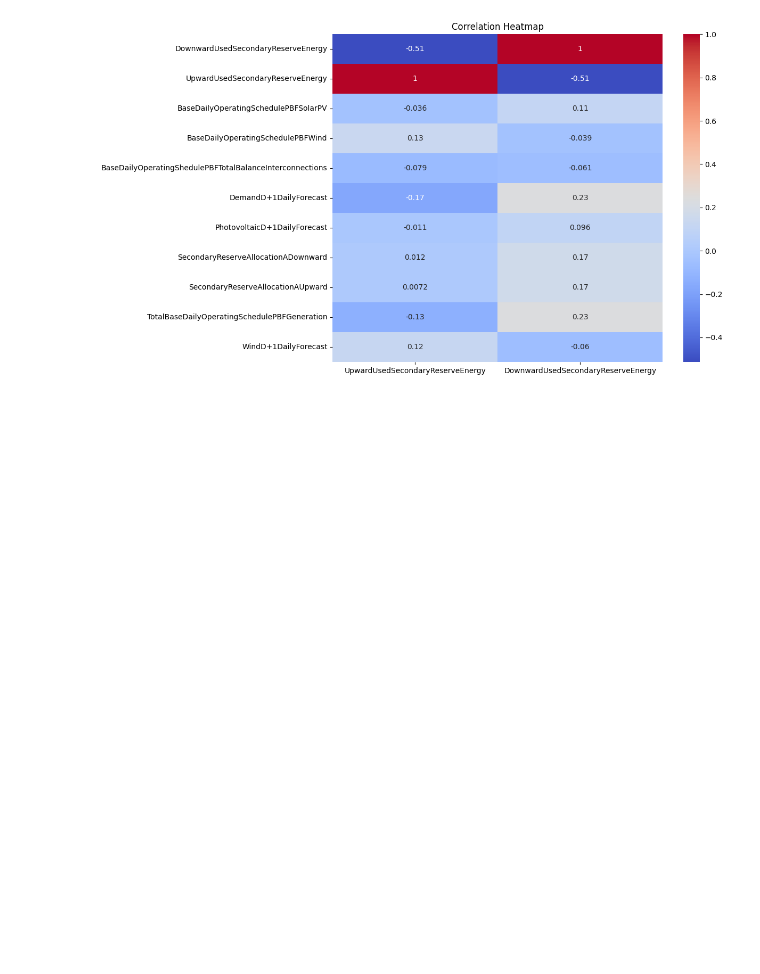
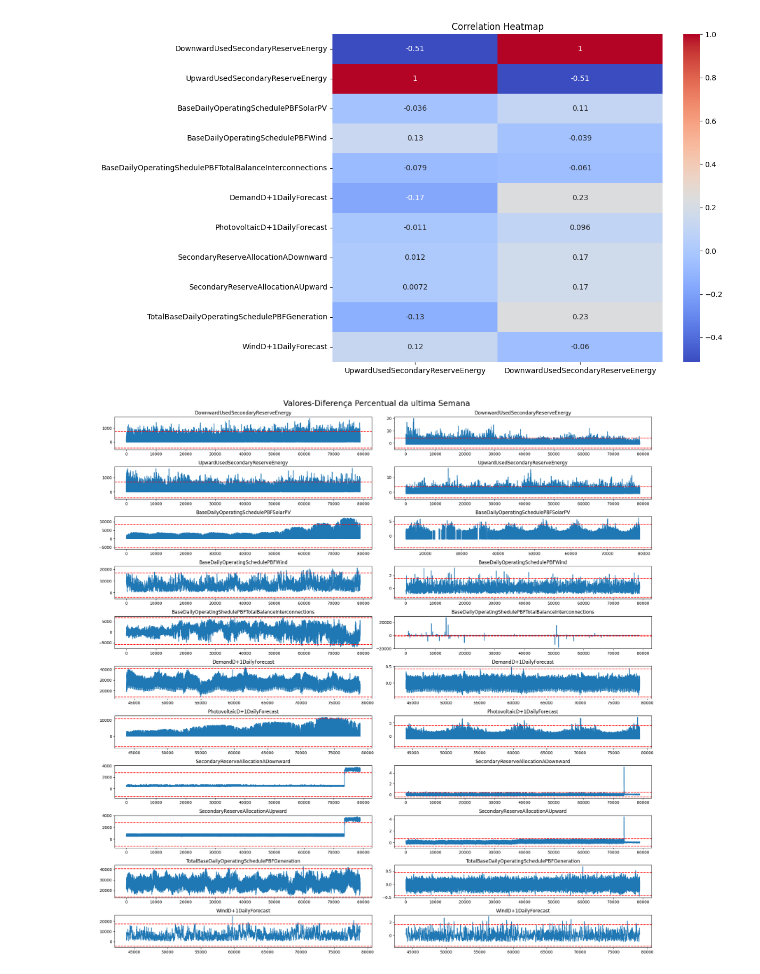
Before and after one commit to JotaFan/renewable-generation-into-reserve-markets, a Jupyter notebook: notebooks/Data Study.ipynb, the cells around one changed output. Saved outputs shown, nothing was run; the diff lists cells and outputs as text; code cells hidden in the pictures; blank space fills up the shorter version.

```diff
--- a/notebooks/Data Study.ipynb
+++ b/notebooks/Data Study.ipynb
@@ -190,3 +190,59 @@ plt.savefig(os.path.join(folder_figures, figure_name))
 plt.show()
 # %% [output]
 [figure]
+# %%
+# Your custom function
+def percent_change(series):
+    # Collect all *but* the last value of this window, then the final value
+    previous_values = series.iloc[:-1]
+    last_value = series.iloc[-1]
+
+    # Calculate the % difference between the last value and the mean of earlier values
+    percent_change = (last_value - np.nanmean(previous_values)) / np.nanmean(previous_values)
+    return percent_change
+# %%
+# Finding outliers
+
+#################################################################################
+# FIGURE SETTING
+import math
+
+n_plots = len(dataset.columns) *2
+
+ncols = 2
+nrows = len(dataset.columns)
+
+fig, axis = plt.subplots(nrows=nrows, ncols=ncols, figsize=(20, 20))
+count = 0
+
+
+# Set main titles for each column
+fig.suptitle('Valores-Diferença Percentual da ultima Semana', fontsize=20, y=0.99)
+
+for col in dataset.columns:
+
+    diff_perc = dataset[col].copy().rolling(168).apply(percent_change)
+    axises = [np.array(axis).flatten()[count],np.array(axis).flatten()[count+1]]
+
+    for data, cc in zip([dataset[col], diff_perc], axises):
+    # Calculate the mean / standard deviation for the data
+        this_mean = data.mean()
+        this_std = data.std()
+        # Set individual title for each subplot
+        cc.set_title(f'{col}', fontsize=12)
+    # Plot the data, with a window that is 3 standard deviations
+    # around the mean
+        data.plot(ax=cc)
+        cc.axhline(this_mean + this_std * 3, ls='--', c='r')
+        cc.axhline(this_mean - this_std * 3, ls='--', c='r')
+
+    count +=2
+plt.tight_layout()  # Increase padding
+
+figure_name = "Outliers_3stds.png"
+
+plt.savefig(os.path.join(folder_figures, figure_name))
+
+plt.show()
+# %% [output]
+[figure, added]
```
Also changed, not shown: parts of 1 cell of this notebook, 16 other files.
